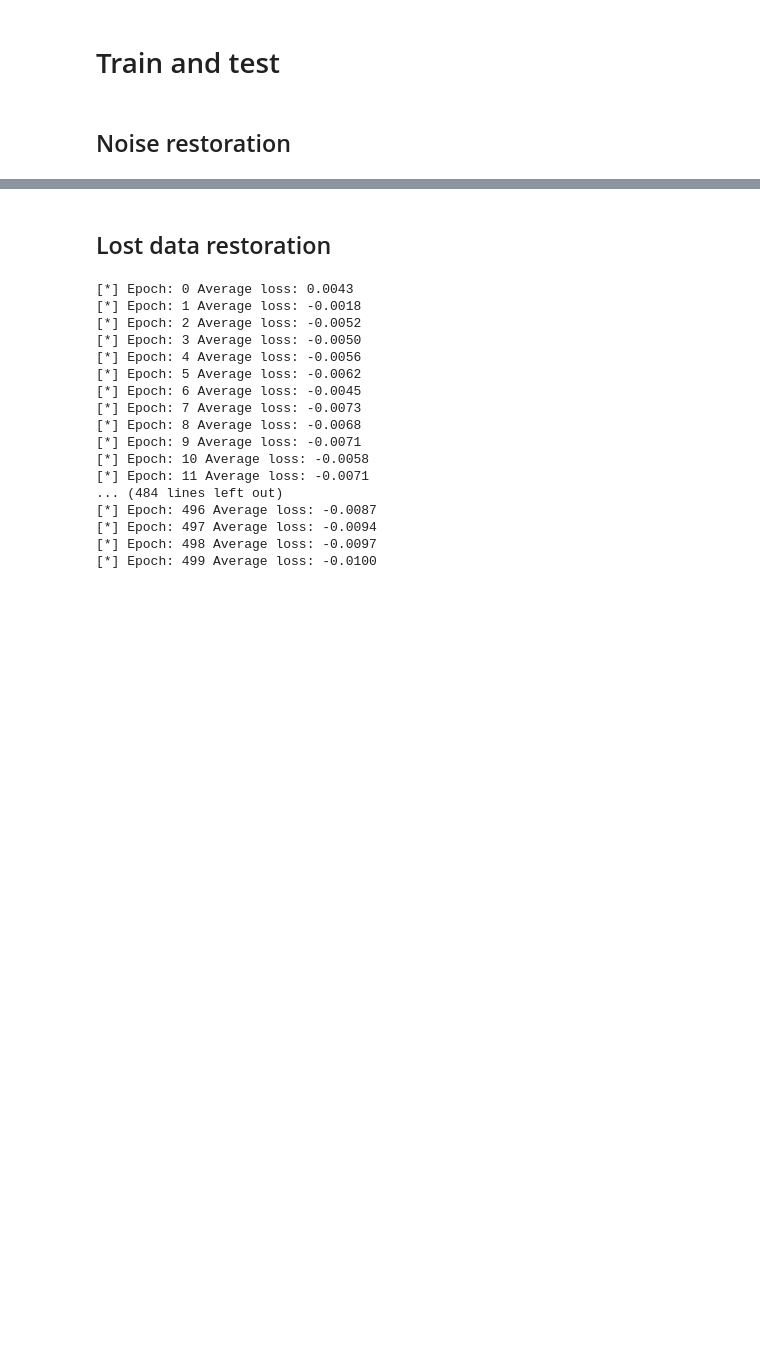
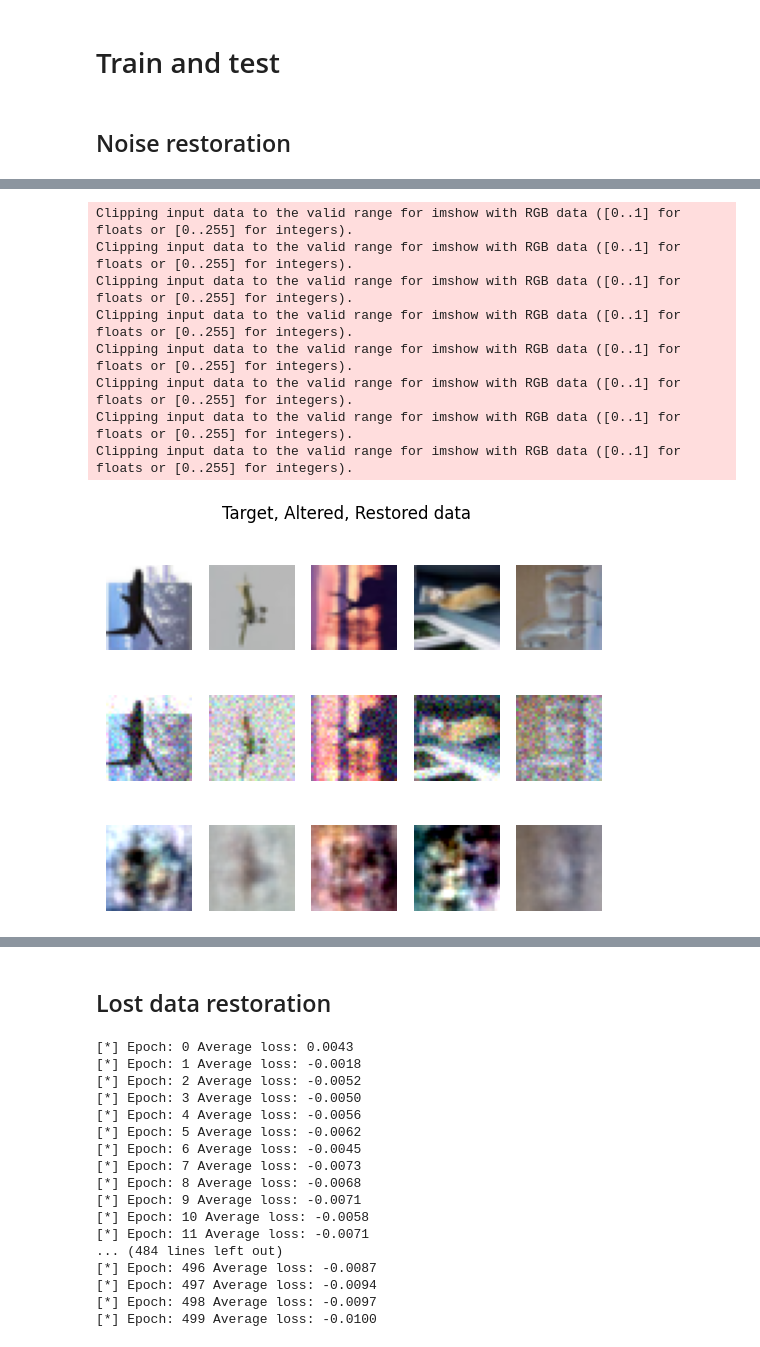
Before and after one commit to yanismd/ML-Research-Seminar, a Jupyter notebook: sandbox/normalizing_flow/playground_flow_cifar.ipynb, the cells around one changed output, grey strips where cells are left out. Saved outputs shown, nothing was run; the diff lists cells and outputs as text; code cells hidden in the pictures; blank space fills up the shorter version.

```diff
--- a/sandbox/normalizing_flow/playground_flow_cifar.ipynb
+++ b/sandbox/normalizing_flow/playground_flow_cifar.ipynb
@@ -73,3 +128,30 @@ KeyboardInterrupt:
+# %%
+# Try restoring data from the test set with the same noise applied as for the training set
+target_data_list, noisy_data_list, restored_data_list = restore_noisy_data(
+    model,
+    data_test_loader,
+    noise_mean=noise_mean,
+    noise_std=noise_std
+)
+
+# Display the results
+display_restoration_process(
+    target_data_list,
+    noisy_data_list,
+    restored_data_list,
+    transpose = True,
+    max_samples=5
+)
+# %% [output]
+Clipping input data to the valid range for imshow with RGB data ([0..1] for floats or [0..255] for integers).
+Clipping input data to the valid range for imshow with RGB data ([0..1] for floats or [0..255] for integers).
+Clipping input data to the valid range for imshow with RGB data ([0..1] for floats or [0..255] for integers).
+Clipping input data to the valid range for imshow with RGB data ([0..1] for floats or [0..255] for integers).
+Clipping input data to the valid range for imshow with RGB data ([0..1] for floats or [0..255] for integers).
+Clipping input data to the valid range for imshow with RGB data ([0..1] for floats or [0..255] for integers).
+Clipping input data to the valid range for imshow with RGB data ([0..1] for floats or [0..255] for integers).
+Clipping input data to the valid range for imshow with RGB data ([0..1] for floats or [0..255] for integers).
+[figure, added]
 # %%
 # Try restoring data from the test set with the same noise applied as for the training set
 target_data_list, noisy_data_list, restored_data_list = restore_noisy_data(
```
Also changed, not shown: parts of 4 cells of this notebook, 2 other files.
